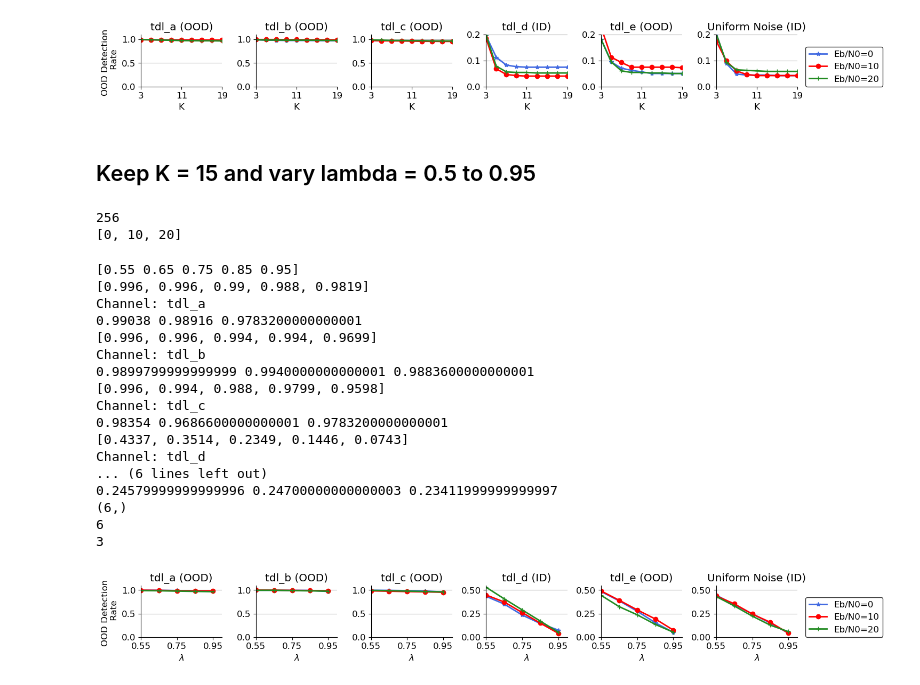
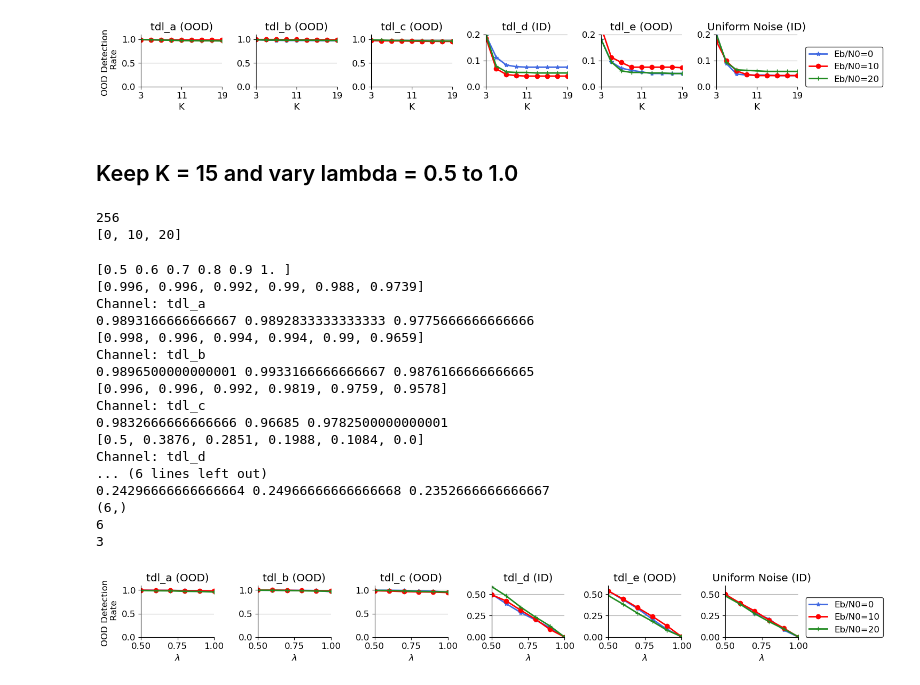
Before and after one commit to nasimsoltani/VERITAS, a Jupyter notebook: Monitor/OOD_detection_and_plot_Channel_Profile.ipynb, the cells around one changed output. Drawn from its saved outputs; the diff is of its cells as text; code cells hidden in the pictures.

```diff
--- a/Monitor/OOD_detection_and_plot_Channel_Profile.ipynb
+++ b/Monitor/OOD_detection_and_plot_Channel_Profile.ipynb
@@ -538,9 +537,9 @@ Channel: tdl_c
 3
 [figure]
 # %% [markdown]
-## Keep K = 15 and vary lambda = 0.5 to 0.95
+## Keep K = 15 and vary lambda = 0.5 to 1.0
 # %%
-lambda_vals = [0.55, 0.65, 0.75, 0.85, 0.95]
+lambda_vals = [0.5, 0.6, 0.7, 0.8, 0.9, 1.0]
 
 k_neighbor = 15
 feature_dim = 256
@@ -689,7 +688,7 @@ color_list = ['royalblue','red','ForestGreen','orange','black','violet', 'cyan',
 legends = ['Eb/N0=0','Eb/N0=10','Eb/N0=20']
 markers = ['*','o','+','x']
 titles = ['tdl_a (OOD)','tdl_b (OOD)','tdl_c (OOD)','tdl_d (ID)','tdl_e (OOD)','Uniform Noise (ID)']
-y_limits = [[0,1.1],[0,1.1],[0,1.1],[0,0.55],[0,0.55],[0,0.55]]
+y_limits = [[0,1.1],[0,1.1],[0,1.1],[0,0.6],[0,0.6],[0,0.6]]
 y_tick_list = [[0,0.5,1],[0,0.5,1],[0,0.5,1],[0,0.25,0.5],[0,0.25,0.5],[0,0.25,0.5]]
 
 plt.rcParams['axes.titley'] = 1    # y is in axes-relative coordinates.
@@ -706,40 +705,40 @@ for i in range(len(y)):
     ax = axes[i]
     ax.spines[['right', 'top']].set_visible(False)
     for j in range(len(this_y)):
         this_line = this_y[j]
         ax.plot(x, this_line, linewidth=2, color=color_list[j], label=legends[j], marker=markers[j])
     ax.set_ylim(y_limits[i])
     ax.set_xlim([x[0],1.0])
     ax.set_xticks([x[0],0.75,x[-1]])
     ax.set_yticks(y_tick_list[i])
     ax.set_xlabel('$\lambda$')
     ax.set_title(titles[i])
     ax.yaxis.grid()
     # put y lable just for fist plot
     if i == 0:
         ax.set_ylabel('OOD Detection \n Rate')
     # put legend just for last subplot
     if i == len(y)-1:
         ax.legend(loc='lower left',bbox_to_anchor=(1.1, 0), ncol=1, borderaxespad=0, edgecolor='black')
 
 fig.tight_layout(pad=1.0)
 plt.savefig('foo.pdf', bbox_inches='tight')
 # %% [output]
-[0.55 0.65 0.75 0.85 0.95]
-[0.996, 0.996, 0.99, 0.988, 0.9819]
+[0.5 0.6 0.7 0.8 0.9 1. ]
+[0.996, 0.996, 0.992, 0.99, 0.988, 0.9739]
 Channel: tdl_a
-0.99038 0.98916 0.9783200000000001
-[0.996, 0.996, 0.994, 0.994, 0.9699]
+0.9893166666666667 0.9892833333333333 0.9775666666666666
+[0.998, 0.996, 0.994, 0.994, 0.99, 0.9659]
 Channel: tdl_b
-0.9899799999999999 0.9940000000000001 0.9883600000000001
-[0.996, 0.994, 0.988, 0.9799, 0.9598]
+0.9896500000000001 0.9933166666666667 0.9876166666666665
+[0.996, 0.996, 0.992, 0.9819, 0.9759, 0.9578]
 Channel: tdl_c
-0.98354 0.9686600000000001 0.9783200000000001
-[0.4337, 0.3514, 0.2349, 0.1446, 0.0743]
+0.9832666666666666 0.96685 0.9782500000000001
+[0.5, 0.3876, 0.2851, 0.1988, 0.1084, 0.0]
 Channel: tdl_d
 ... (6 lines left out)
-0.24579999999999996 0.24700000000000003 0.23411999999999997
+0.24296666666666664 0.24966666666666668 0.2352666666666667
 (6,)
 6
 3
-[figure, old version]
+[figure, new version]
```
Also changed, not shown: parts of 3 cells of this notebook, 1 other file.
